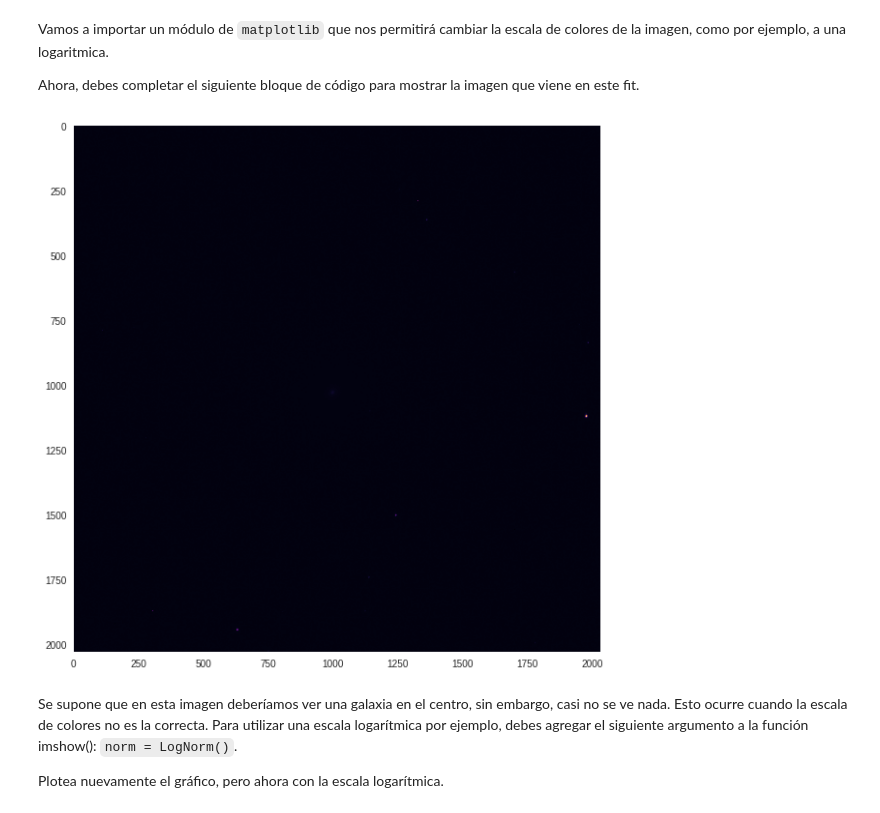
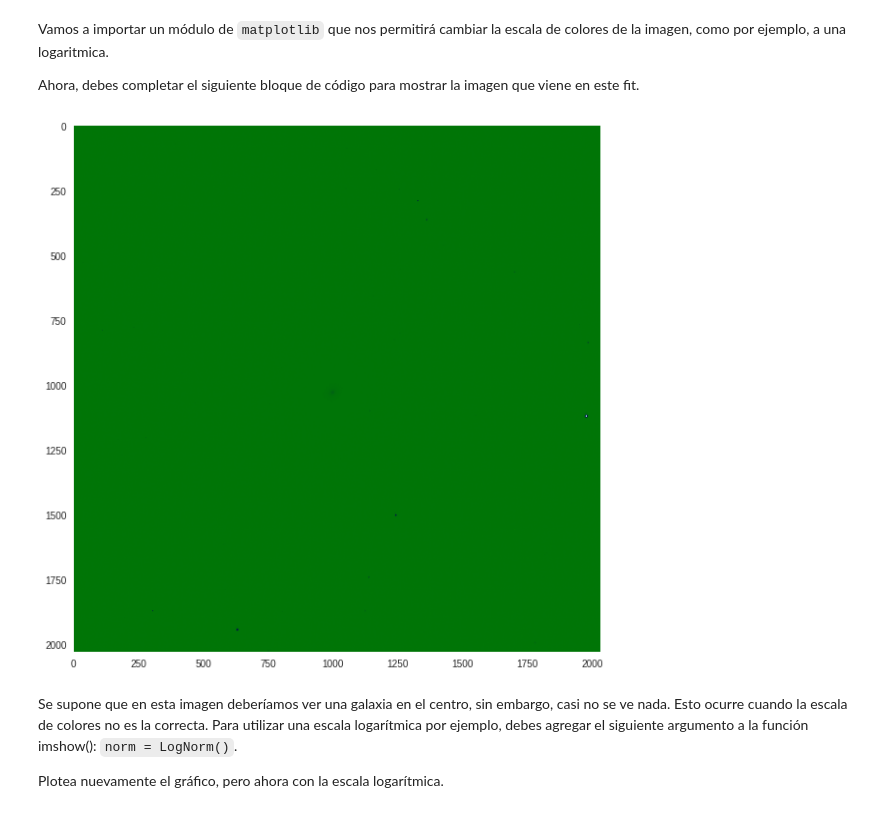
Before and after one commit to niccoma/minitarea3, a Jupyter notebook: minitarea3.ipynb, the cells around one changed output. Saved outputs shown, nothing was run; the diff lists cells and outputs as text; code cells hidden in the pictures.

```diff
--- a/minitarea3.ipynb
+++ b/minitarea3.ipynb
@@ -114,13 +114,13 @@ Ahora, debes completar el siguiente bloque de código para mostrar la imagen que
 # %%
 from matplotlib.colors import LogNorm
 
 plt.figure(figsize=(10,10))
-plt.imshow(imagen, cmap='inferno')
+plt.imshow(imagen, cmap='ocean')
 
 # El siguiente comando hará que no se vean las líneas sobre la imagen
 plt.grid(b=None)
 # %% [output]
-[figure, old version]
+[figure, new version]
 # %% [markdown]
 Se supone que en esta imagen deberíamos ver una galaxia en el centro, sin embargo, casi no se ve nada. Esto ocurre cuando la escala de colores no es la correcta. Para utilizar una escala logarítmica por ejemplo, debes agregar el siguiente argumento a la función imshow(): `norm = LogNorm()`.
 
```
Also changed, not shown: parts of 2 cells of this notebook.
